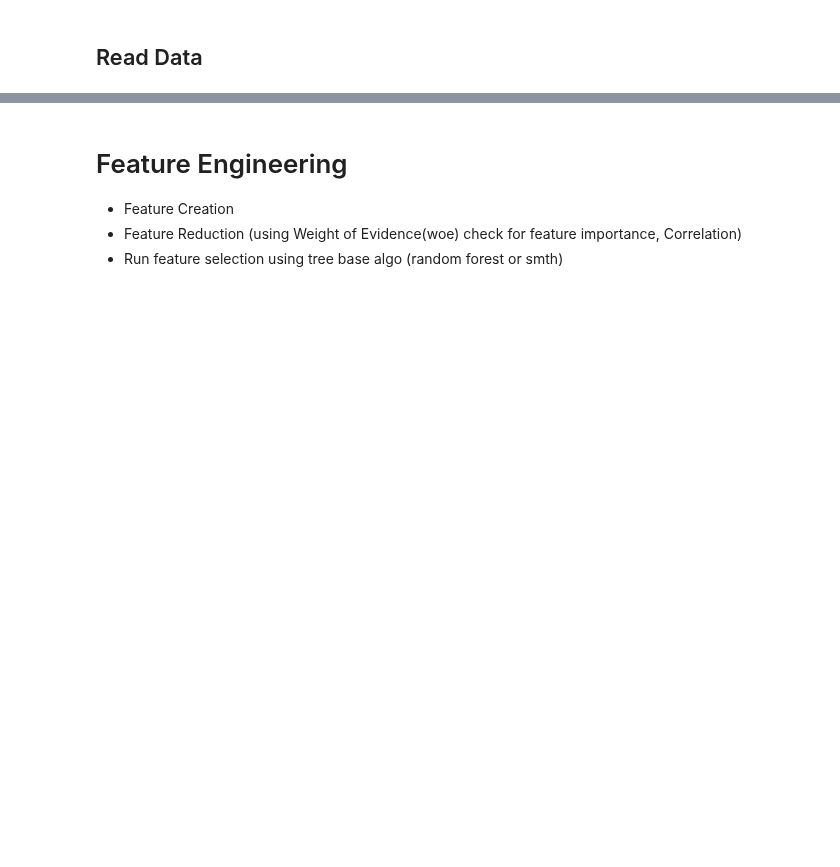
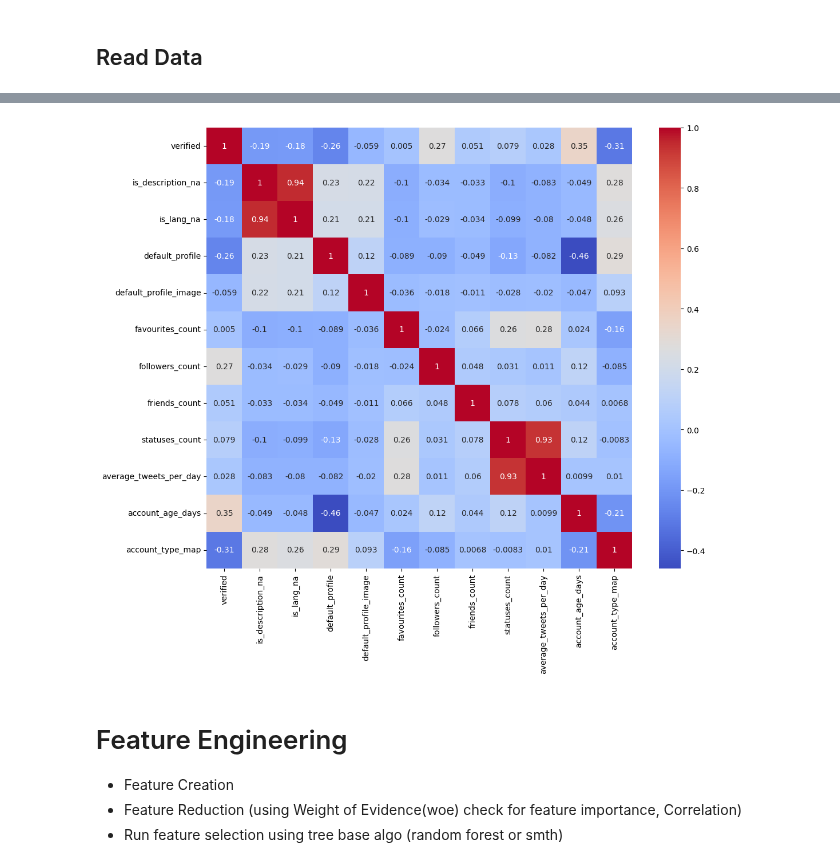
Before and after one commit to wennwei/bt4222, a Jupyter notebook: 3_preprocessing.ipynb, the cells around one changed output, grey strips where cells are left out. Drawn from its saved outputs; the diff is of its cells as text; code cells hidden in the pictures; blank space fills up the shorter version.

```diff
--- a/3_preprocessing.ipynb
+++ b/3_preprocessing.ipynb
@@ -16,0 +44,4 @@ df.head()
+# %%
+df.loc[df['lang'].isnull(), 'account_type'].value_counts()
+df['is_lang_na'] = df['lang'].isna().astype(int)
+df.loc[df['lang'].isnull(), 'lang'] = ''
@@ -16,0 +52,3 @@ df.head()
+# %%
+df.loc[df['location'].isnull(), 'account_type'].value_counts()
+df.loc[df['location'].isnull(), 'location'] = 'unknown'
@@ -16,0 +59,4 @@ df.head()
+# %%
+df.loc[df['profile_background_image_url'].isnull(), 'account_type'].value_counts()
+default_background = df['profile_background_image_url'].mode()[0]
+df.loc[df['profile_background_image_url'].isnull(), 'profile_background_image_url'] = default_background
@@ -16,0 +67,4 @@ df.head()
+# %%
+df.loc[df['profile_image_url'].isnull(), 'account_type'].value_counts()
+default_image = df['profile_image_url'].mode()[0]
+df.loc[df['profile_image_url'].isnull(), 'profile_image_url'] = default_image
@@ -17,3 +91,25 @@ df.head()
+# %%
+
+# Select numerical columns
+numerical_columns = ['verified', 'is_description_na', 'is_lang_na', 'default_profile',
+                     'default_profile_image', 'favourites_count', 'followers_count', 'friends_count',
+                     'statuses_count', 'average_tweets_per_day', 'account_age_days', 'account_type_map']
+
+# Calculate correlation matrix
+correlation_matrix = df[numerical_columns].corr()
+# Set the figure size
+plt.figure(figsize=(12, 10))
+
+# Plot the heatmap
+sns.heatmap(correlation_matrix, annot=True, cmap='coolwarm')
+
+# Show the plot
+plt.show()
+
+# Since statuses_count and average_tweets_per_day are highly correlated, we have to drop one of them
+# As average_tweets_per_day has a higher correlation with the target variable, we will drop statuses_count
+# %% [output]
+[figure, added]
 # %% [markdown]
 # Feature Engineering
 * Feature Creation
```
Also changed, not shown: parts of 17 cells of this notebook, 1 other file.
